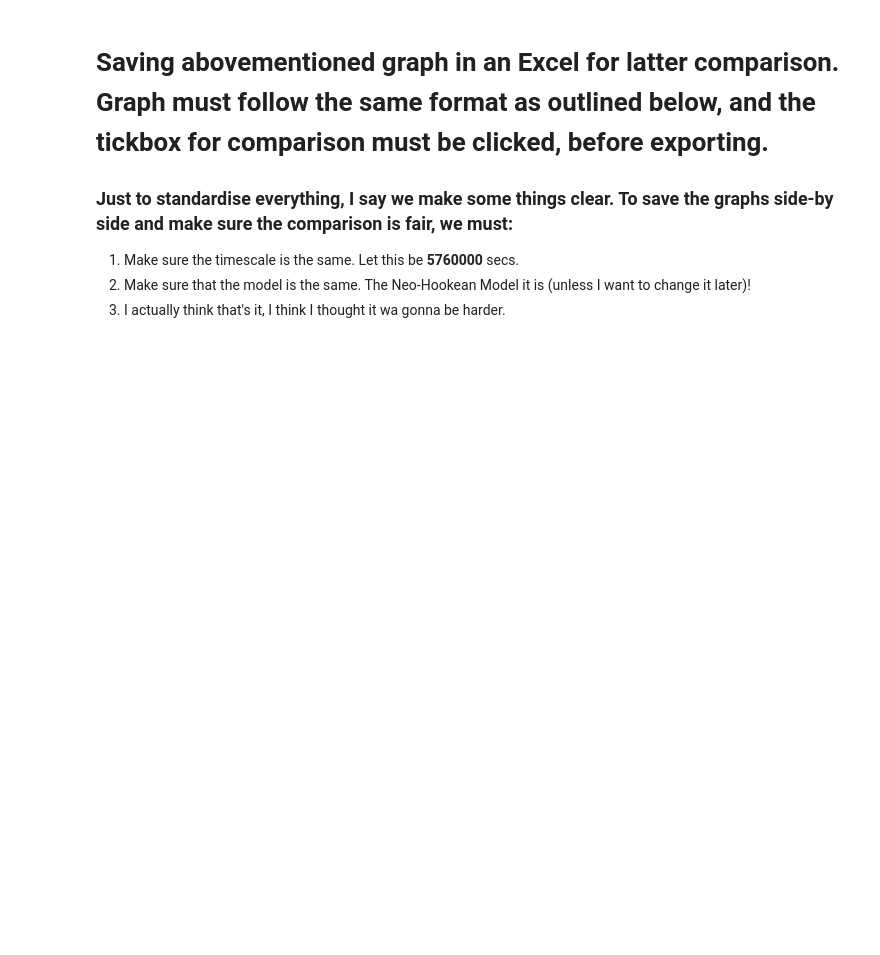
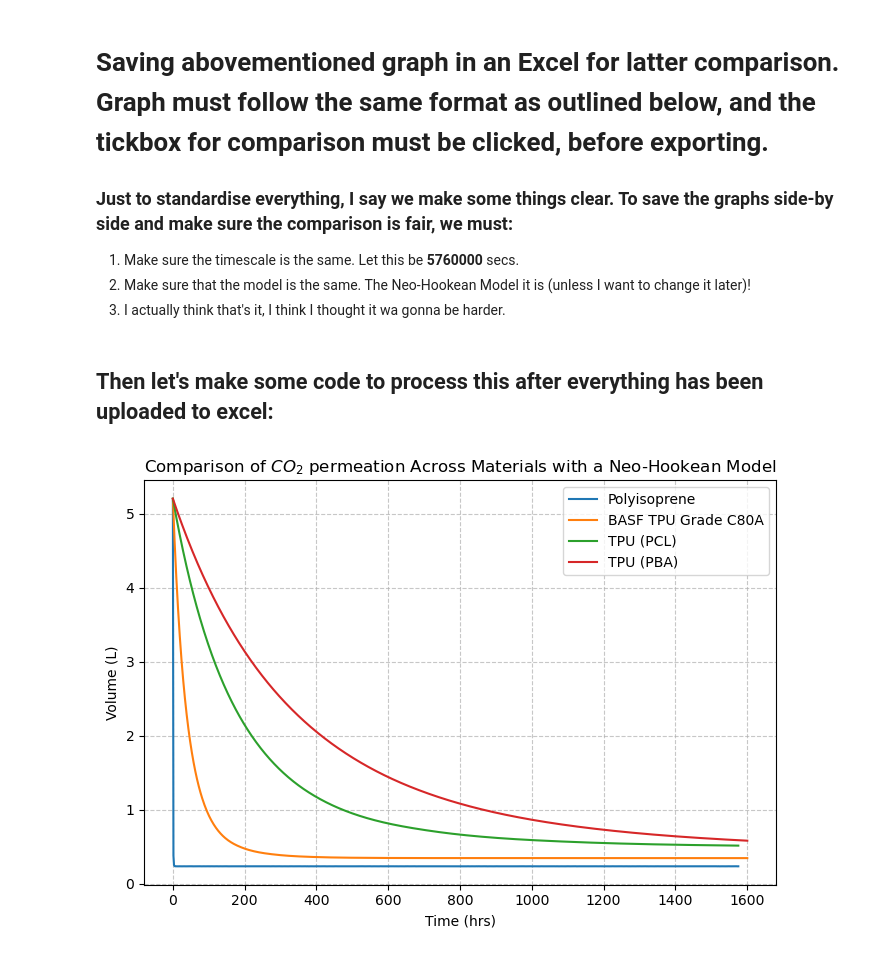
Before and after one commit to Nick-Apalis/ANU-PHYS2020-Modelling-Assignment, a Jupyter notebook: FinalModel_NeoHookeanAndYoung.ipynb, the cells around one changed output. Drawn from its saved outputs; the diff is of its cells as text; code cells hidden in the pictures; blank space fills up the shorter version.

Commit message:
All done! Have made an extra bit which read the excel files from the saved data and plotted it.

```diff
--- a/FinalModel_NeoHookeanAndYoung.ipynb
+++ b/FinalModel_NeoHookeanAndYoung.ipynb
@@ -656,3 +656,31 @@ df = pd.DataFrame(exportData)
 DataPath = os.path.join(output_folder, f"{Name}_Comparison_Data.xlsx")
 
 df.to_excel(DataPath, index=False)
+# %% [markdown]
+## Then let's make some code to process this after everything has been uploaded to excel:
+# %%
+plt.figure(figsize=(7,5))
+
+names=["Polyisoprene","BASF TPU Grade C80A", "TPU (PCL)", "TPU (PBA)"]
+
+folderDir= r"C:\Users\nikol\OneDrive - Australian National University\Documents\University\Y3S1\TaSP\Big Project"
+
+for i in names:
+    importFileName=f'{i}_Comparison_Data.xlsx'
+    filePath=os.path.join(folderDir,importFileName)
+    df=pd.read_excel(filePath)
+    timeSecs=df.iloc[:,0]
+    vol_L=df.iloc[:,1]
+    timeHr=timeSecs/3600
+    plt.plot(timeHr,vol_L,label=i)
+
+
+plt.title('Comparison of $CO_2$ permeation Across Materials with a Neo-Hookean Model')
+plt.xlabel('Time (hrs)')
+plt.ylabel('Volume (L)')
+plt.grid(True, linestyle='--', alpha=0.7)
+plt.tight_layout()
+plt.legend()
+plt.show()
+# %% [output]
+[figure, added]
```
